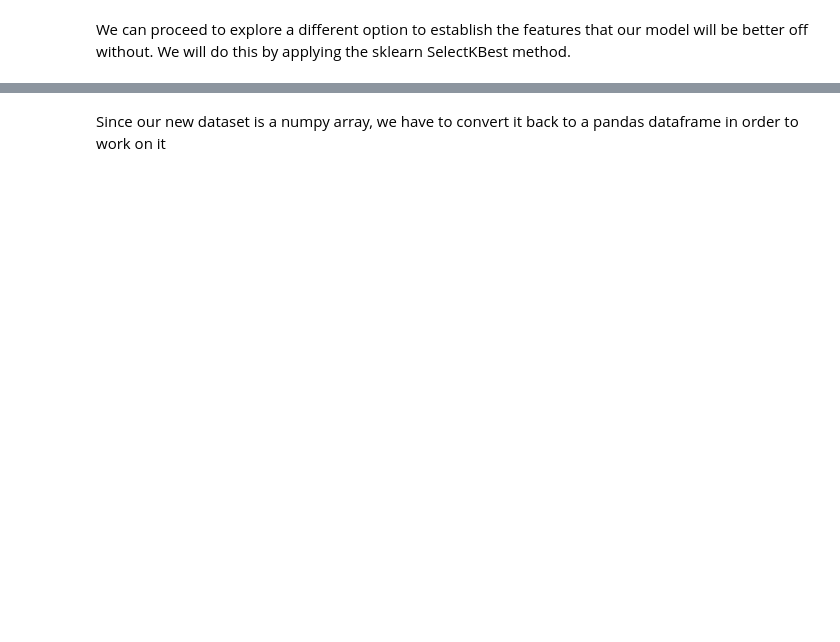
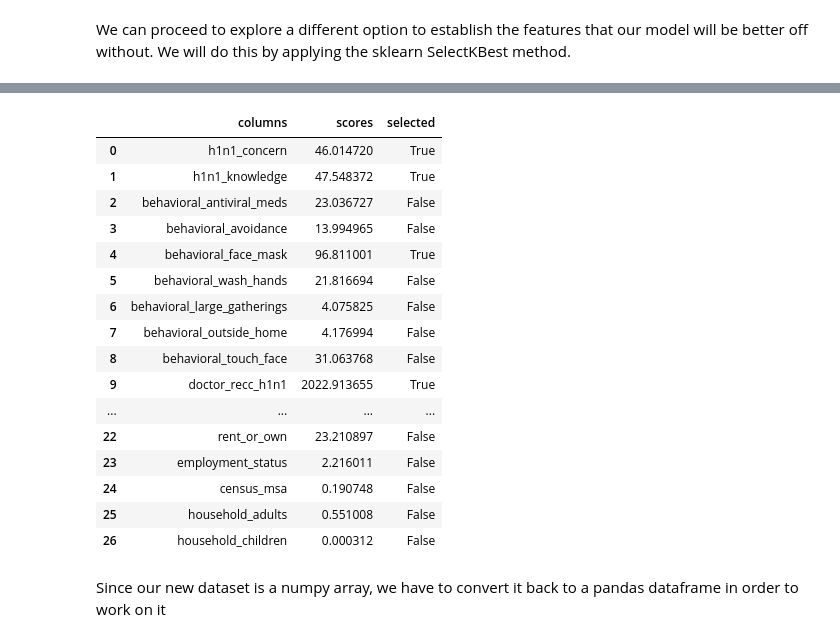
Before and after one commit to CatherineChelagat/Predicting-how-likely-individuals-are-to-receive-H1N1-vaccines, a Jupyter notebook: A Classification Model for Predicting Whether Individuals got their H1N1 Vaccines.ipynb, the cells around one changed output, grey strips where cells are left out. Saved outputs shown, nothing was run; the diff lists cells and outputs as text; code cells hidden in the pictures; blank space fills up the shorter version.

```diff
--- a/A Classification Model for Predicting Whether Individuals got their H1N1 Vaccines.ipynb
+++ b/A Classification Model for Predicting Whether Individuals got their H1N1 Vaccines.ipynb
@@ -710,6 +784,24 @@ We can proceed to explore a different option to establish the features that our
 # %%
-# # Checking for the features that have been selected
-# df = pd.DataFrame({'columns': X_train.columns,
-#                     'scores': selector.scores_,
-#                    'selected': selector.get_support()})
-# df
+# Checking for the features that have been selected
+df = pd.DataFrame({'columns': X_train.columns,
+                    'scores': selector.scores_,
+                   'selected': selector.get_support()})
+df
+# %% [output]
+|  | columns | scores | selected |
+| 0 | h1n1_concern | 46.014720 | True |
+| 1 | h1n1_knowledge | 47.548372 | True |
+| 2 | behavioral_antiviral_meds | 23.036727 | False |
+| 3 | behavioral_avoidance | 13.994965 | False |
+| 4 | behavioral_face_mask | 96.811001 | True |
+| 5 | behavioral_wash_hands | 21.816694 | False |
+| 6 | behavioral_large_gatherings | 4.075825 | False |
+| 7 | behavioral_outside_home | 4.176994 | False |
+| 8 | behavioral_touch_face | 31.063768 | False |
+| 9 | doctor_recc_h1n1 | 2022.913655 | True |
+| ... | ... | ... | ... |
+| 22 | rent_or_own | 23.210897 | False |
+| 23 | employment_status | 2.216011 | False |
+| 24 | census_msa | 0.190748 | False |
+| 25 | household_adults | 0.551008 | False |
+| 26 | household_children | 0.000312 | False |
```
Also changed, not shown: parts of 81 cells of this notebook.
